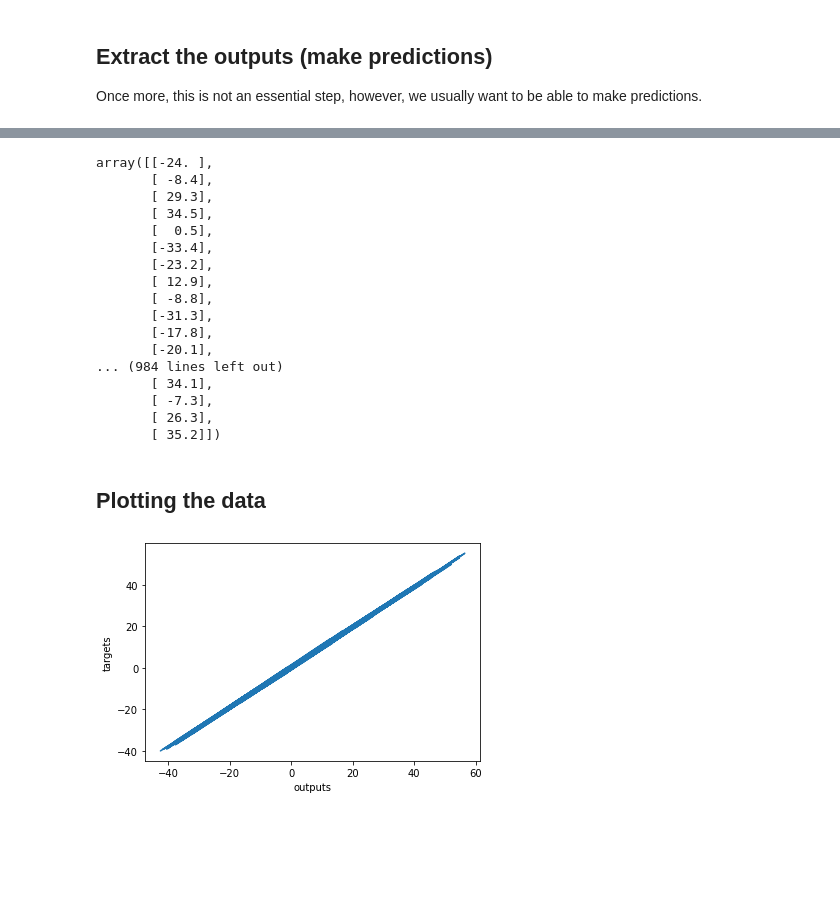
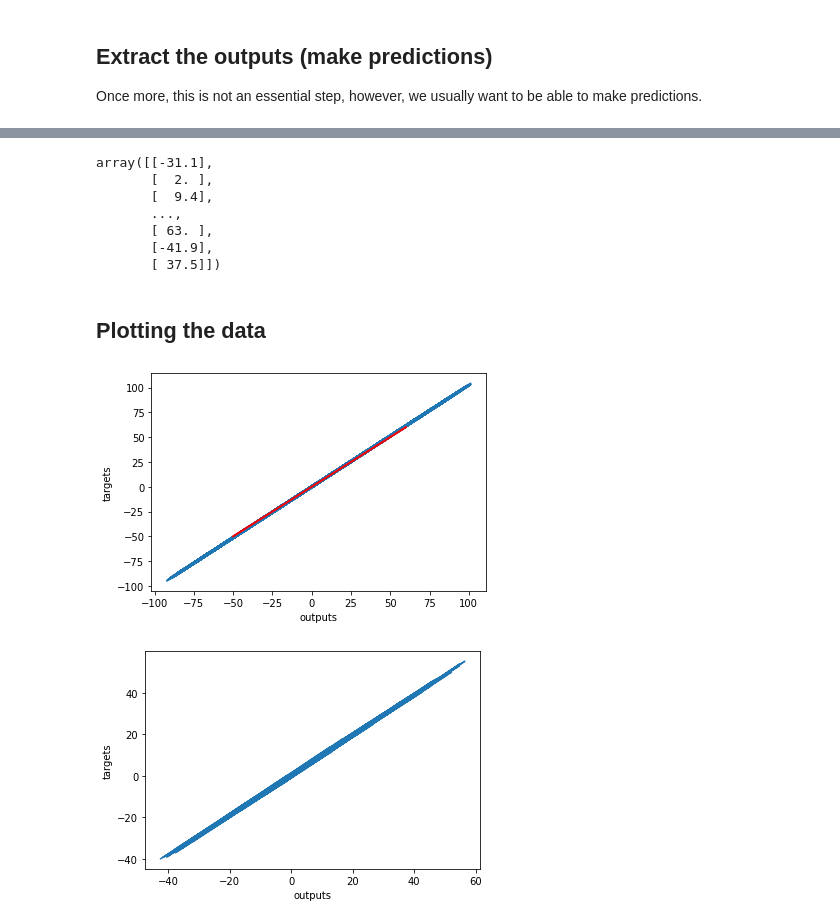
Before and after one commit to pbeata/DSc-Training, a Jupyter notebook: 02-Udemy-DS-Bootcamp/S7-Deep-Learning/TensorFlow_Minimal_Example.ipynb, the cells around one changed output, grey strips where cells are left out. Drawn from its saved outputs; the diff is of its cells as text; code cells hidden in the pictures; blank space fills up the shorter version.

```diff
--- a/02-Udemy-DS-Bootcamp/S7-Deep-Learning/TensorFlow_Minimal_Example.ipynb
+++ b/02-Udemy-DS-Bootcamp/S7-Deep-Learning/TensorFlow_Minimal_Example.ipynb
@@ -31,7 +31,7 @@ We generate data using the exact same logic and code as the example from the pre
 Nothing to worry about - this is literally saving your NumPy arrays into a file that you can later access, nothing more.
 # %%
 # First, we should declare a variable containing the size of the training set we want to generate.
-observations = 1000
+observations = 10000
 
 # We will work with two variables as inputs. You can think about them as x1 and x2 in our previous examples.
 # We have picked x and z, since it is easier to differentiate them.
@@ -53,6 +53,8 @@ noise = np.random.uniform(-1, 1, (observations,1))
 generated_targets = 2*xs - 3*zs + 5 + noise
 
 # save into an npz file called "TF_intro"
+# parameters:
+#           filename       inputs                   targets
 np.savez('./out/TF_intro', inputs=generated_inputs, targets=generated_targets)
 # %% [markdown]
 ## Solving with TensorFlow
@@ -63,15 +65,21 @@ np.savez('./out/TF_intro', inputs=generated_inputs, targets=generated_targets)
 training_data = np.load('./out/TF_intro.npz')
 # %%
 # Declare a variable where we will store the input size of our model
-# It should be equal to the number of variables you have
-input_size = 2
+# It should be equal to the number of variables you have:
+
+# input_size = 2
+input_size = generated_inputs.shape[1]
+
 # Declare the output size of the model
 # It should be equal to the number of outputs you've got (for regressions that's usually 1)
-output_size = 1
+
+# output_size = 1
+output_size = generated_targets.shape[1]
 
 # Outline the model
 # We lay out the model in 'Sequential'
-# Note that there are no calculations involved - we are just describing our network
+
+# Note that there are no calculations involved - ***we are just describing our network***
 model = tf.keras.Sequential([
                             # Each 'layer' is listed here
                             # The method 'Dense' indicates, our mathematical operation to be (xw + b)
@@ -147,3 +159,16 @@ Once more, this is not an essential step, however, we usually want to be able to
+# %%
+# generate some test data
+a = -20
+b = 20
+s = (observations, 1)
+
+# test inputs
+x = np.random.uniform(a, b, size=s)
+z = np.random.uniform(a, b, size=s)
+X = np.column_stack((x, z))
+
+# test targets
+y = 2*x - 3*z + 5 + noise
 # %%
 # We can predict new values in order to actually make use of the model
 # Sometimes it is useful to round the values to be able to read the output
@@ -170,26 +189,32 @@ array([[-25.1],
 # %%
 # If we display our targets (actual observed values), we can manually compare the outputs and the targets
-training_data['targets'].round(1)
+# training_data['targets'].round(1)
+
+y.round(1)
 # %% [output]
-array([[-24. ],
-       [ -8.4],
-       [ 29.3],
-       [ 34.5],
-       [  0.5],
-       [-33.4],
-       [-23.2],
-       [ 12.9],
-       [ -8.8],
-       [-31.3],
-       [-17.8],
-       [-20.1],
-... (984 lines left out)
-       [ 34.1],
-       [ -7.3],
-       [ 26.3],
-       [ 35.2]])
+array([[-31.1],
+       [  2. ],
+       [  9.4],
+       ...,
+       [ 63. ],
+       [-41.9],
+       [ 37.5]])
 # %% [markdown]
 ## Plotting the data
+# %%
+xx = [-50, 60]
+yy = [-50, 60]
+
+plt.plot(np.squeeze(model.predict_on_batch(X)),
+         np.squeeze(y))
+
+plt.plot(xx, yy, 'r-', lw=2)
+
+plt.xlabel('outputs')
+plt.ylabel('targets')
+plt.show()
+# %% [output]
+[figure, added]
 # %%
 # The model is optimized, so the outputs are calculated based on the last form of the model
 
```
Also changed, not shown: parts of 7 cells of this notebook, 2 other files.
